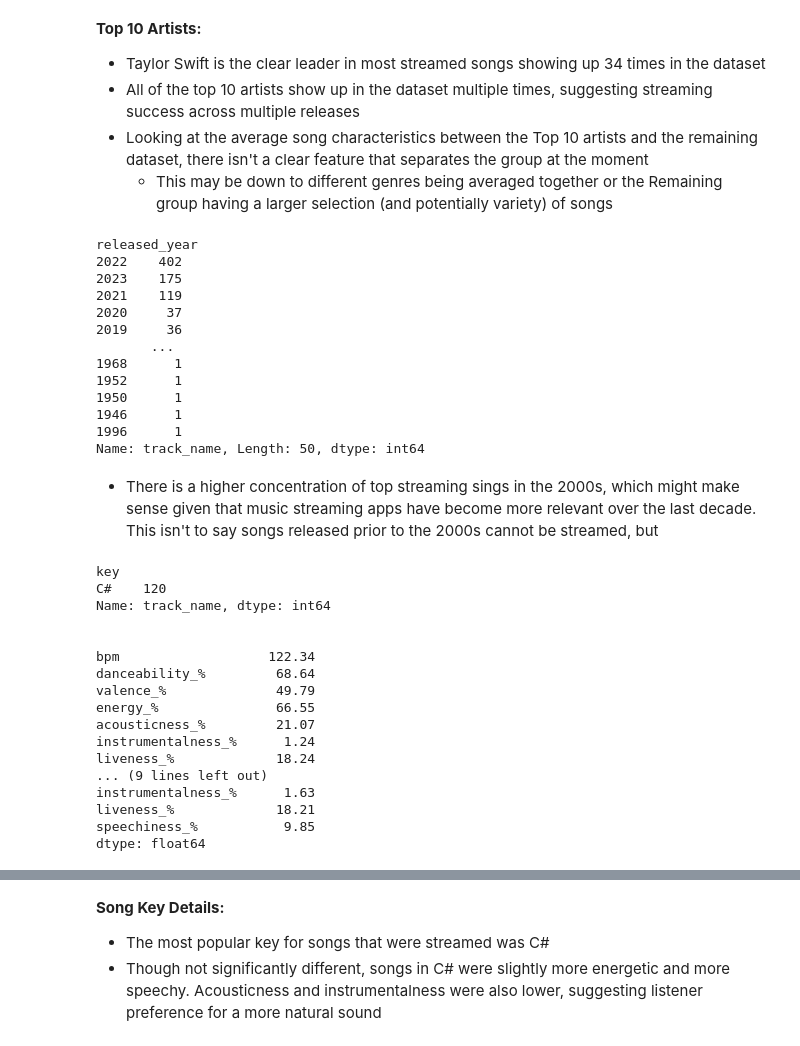
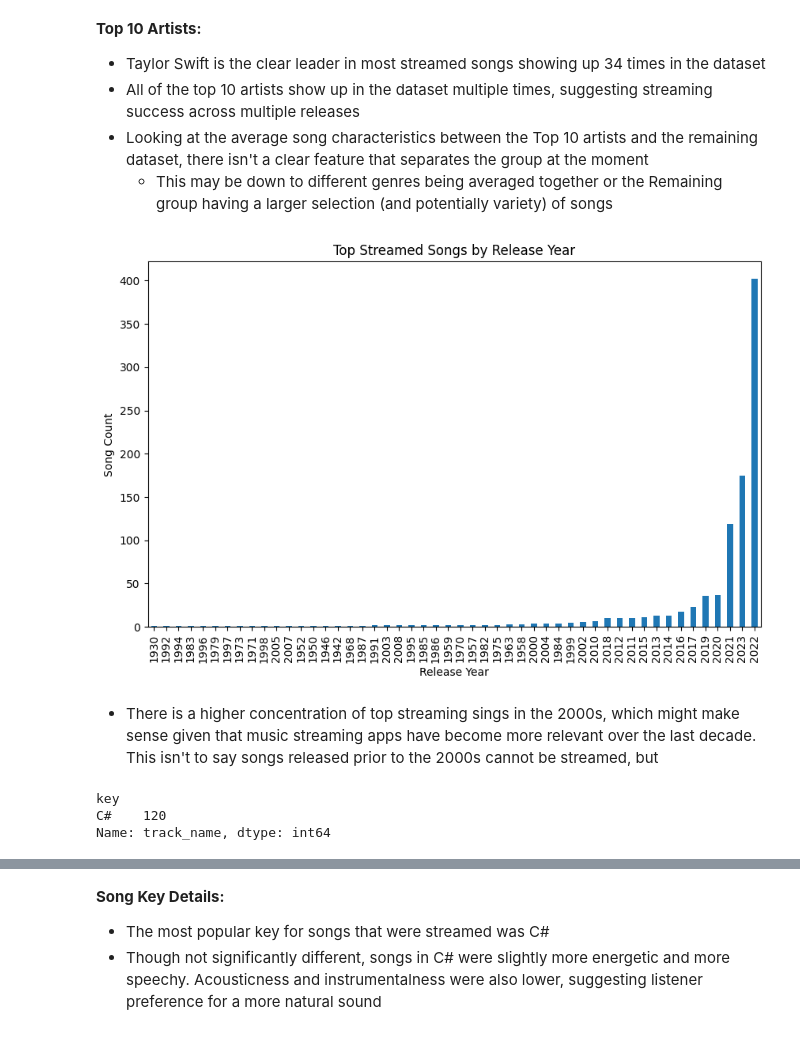
Before and after one commit to shawnho-368/spotify-listening, a Jupyter notebook: notebook/spotify_project.ipynb, the cells around one changed output, grey strips where cells are left out. Drawn from its saved outputs; the diff is of its cells as text; code cells hidden in the pictures.

Commit message:
Added data cleaning and visualizations

```diff
--- a/notebook/spotify_project.ipynb
+++ b/notebook/spotify_project.ipynb
@@ -52,0 +66,7 @@ None
+# %%
+# Converting streams to floats and adding error handling for values that cannot be converted
+
+df['streams'] = pd.to_numeric(df['streams'], errors='coerce')
+df[df['streams'].isna() == True] # Identifying row where dtype conversion does not work
+
+df['streams'].dtypes # Validating the streams columns is the expected data type
@@ -52,0 +75,4 @@ None
+# %%
+df[df['in_deezer_playlists'].str.contains(',') == True] # Identifying rows with commas in the in_deezer_playlists column
+df['in_deezer_playlists'] = df['in_deezer_playlists'].str.replace(',', '') # Replacing commas with nothing
+df[df['in_deezer_playlists'].str.contains(',') == True] # Validating replacement worked
@@ -52,0 +82,6 @@ None
+# %%
+# Converting in_deezer_playlists to floats
+
+df['in_deezer_playlists'] = pd.to_numeric(df['in_deezer_playlists'], errors='coerce')
+
+df.describe()
@@ -98,21 +176,15 @@ dtype: float64
 # %%
 # How do top streamed songs trend over time?
 
-df.groupby('released_year')['track_name'].count().sort_values(ascending=False)
+by_year = df.groupby('released_year')['track_name'].count().sort_values(ascending=True)
+plt.figure(figsize=(10, 6))
+by_year.plot(kind='bar')
+plt.title('Top Streamed Songs by Release Year')
+plt.xlabel('Release Year')
+plt.ylabel('Song Count')
+plt.show()
 # %% [output]
-released_year
-2022    402
-2023    175
-2021    119
-2020     37
-2019     36
-       ...
-1968      1
-1952      1
-1950      1
-1946      1
-1996      1
-Name: track_name, Length: 50, dtype: int64
+[figure, added]
 # %% [markdown]
 - There is a higher concentration of top streaming sings in the 2000s, which might make sense given that music streaming apps have become more relevant over the last decade. This isn't to say songs released prior to the 2000s cannot be streamed, but
 # %%
@@ -122,32 +194,8 @@ top_key = df.groupby('key')['track_name'].count().sort_values(ascending=False).h
 top_key_mask = df['key'].isin(top_key.index)
 remainder_mask = ~df['key'].isin(top_key.index)
 
-print(top_key)
-
-print('\n')
-
-top = df[top_key_mask][['bpm', 'danceability_%', 'valence_%', 'energy_%', 'acousticness_%', 'instrumentalness_%', 'liveness_%', 'speechiness_%']].mean()
-print(top.round(2))
-
-print('\n')
-
-remaining = df[remainder_mask][['bpm', 'danceability_%', 'valence_%', 'energy_%', 'acousticness_%', 'instrumentalness_%', 'liveness_%', 'speechiness_%']].mean()
-print(remaining.round(2))
+top_key
 # %% [output]
 key
 C#    120
 Name: track_name, dtype: int64
-
-
-bpm                   122.34
-danceability_%         68.64
-valence_%              49.79
-energy_%               66.55
-acousticness_%         21.07
-instrumentalness_%      1.24
-liveness_%             18.24
-... (9 lines left out)
-instrumentalness_%      1.63
-liveness_%             18.21
-speechiness_%           9.85
-dtype: float64
```
Also changed, not shown: parts of 21 cells of this notebook.
